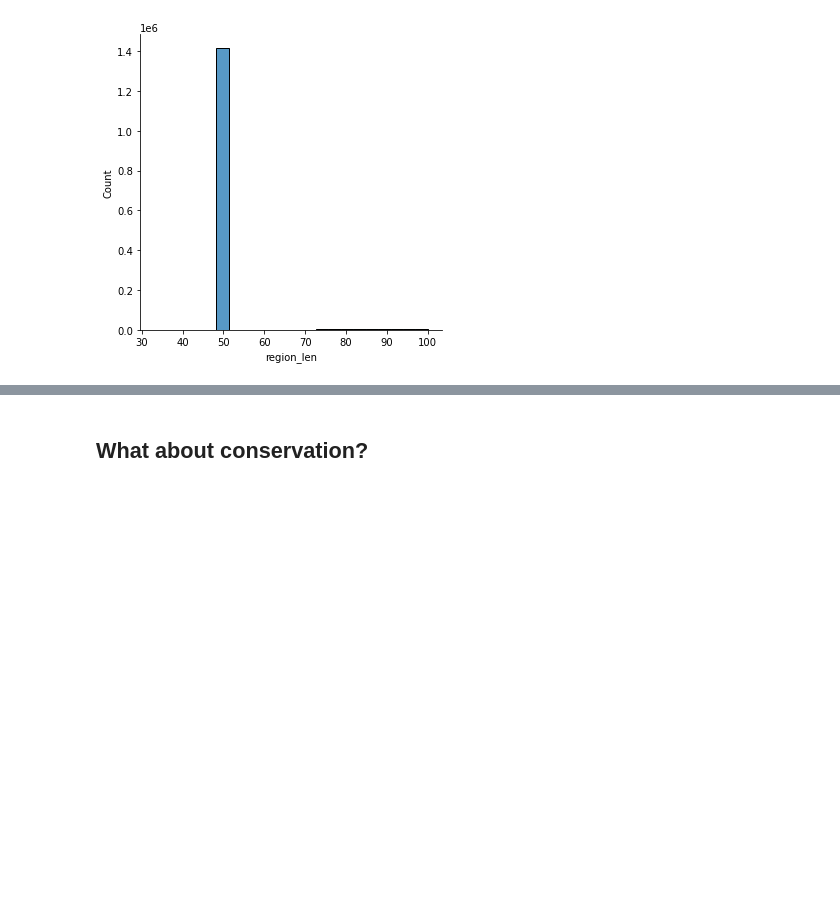
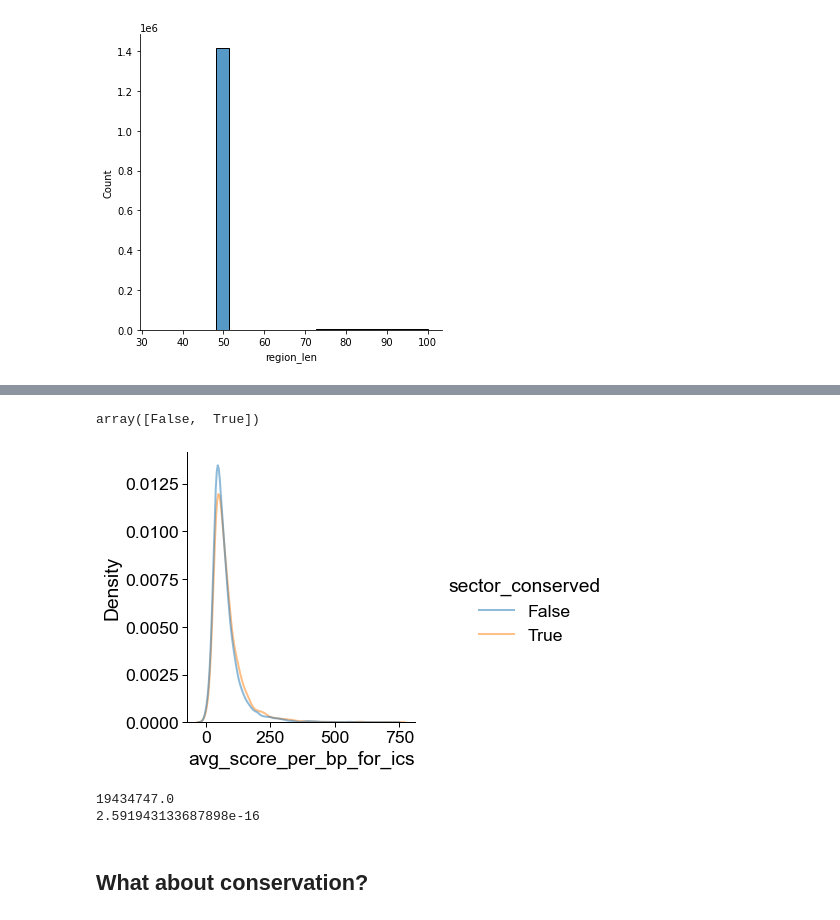
Before and after one commit to fairliereese/paper_rnawg, a Jupyter notebook: figures_revisions/revisions/human_mouse_cons_features.ipynb, the cells around one changed output, grey strips where cells are left out. Cells and saved outputs as stored; diff of their text form; code cells hidden in the pictures; blank space fills up the shorter version.

```diff
--- a/figures_revisions/revisions/human_mouse_cons_features.ipynb
+++ b/figures_revisions/revisions/human_mouse_cons_features.ipynb
@@ -937,0 +895,5 @@ assert len(h_df.loc[(h_df.Count>1)&(h_df.region_len!=100)].index) == 0
+# %%
+# by gene
+temp2['gid'] = temp2['Name'].str.split('_', expand=True)[0]
+temp3 = temp2[['gid', 'score_per_bp']].groupby('gid').mean().reset_index().rename({'score_per_bp':'avg_score_per_bp_for_ics'}, axis=1)
+temp3
@@ -937,0 +914,3 @@ assert len(h_df.loc[(h_df.Count>1)&(h_df.region_len!=100)].index) == 0
+# %%
+temp3 = temp3.sort_values(by='avg_score_per_bp_for_ics', ascending=False)
+temp3.head()
@@ -937,0 +1001,5 @@ assert len(h_df.loc[(h_df.Count>1)&(h_df.region_len!=100)].index) == 0
+# %%
+df = df[['gid_human', 'sector_mouse', 'sector_human']]
+df.rename({'gid_human': 'gid'}, axis=1, inplace=True)
+df = df.merge(temp3, on='gid', how='inner')
+df.head()
@@ -938,3 +1013,30 @@ assert len(h_df.loc[(h_df.Count>1)&(h_df.region_len!=100)].index) == 0
+# %%
+df['sector_conserved'] = df.sector_mouse == df.sector_human
+# %%
+df.sector_conserved.unique()
+# %% [output]
+array([False,  True])
+# %%
+sns.set_context('paper', font_scale=2)
+mpl.rcParams['font.family'] = 'Arial'
+mpl.rcParams['pdf.fonttype'] = 42
+
+ax = sns.displot(df, x='avg_score_per_bp_for_ics',
+                 hue='sector_conserved', kind='kde', common_norm=False,
+                 linewidth=2, alpha=0.5)
+# ax.spines['right'].set_visible(False)
+# ax.spines['top'].set_visible(False)
+# %% [output]
+[figure, added]
+# %%
+x = df.loc[df.sector_conserved==False].avg_score_per_bp_for_ics.tolist()
+y = df.loc[df.sector_conserved==True].avg_score_per_bp_for_ics.tolist()
+stat, p = st.mannwhitneyu(x,y)
+print(stat)
+print(p)
+# %% [output]
+19434747.0
+2.591943133687898e-16
 # %% [markdown]
 ## What about conservation?
 # %%
```
Also changed, not shown: parts of 31 cells of this notebook, 2 other files.
